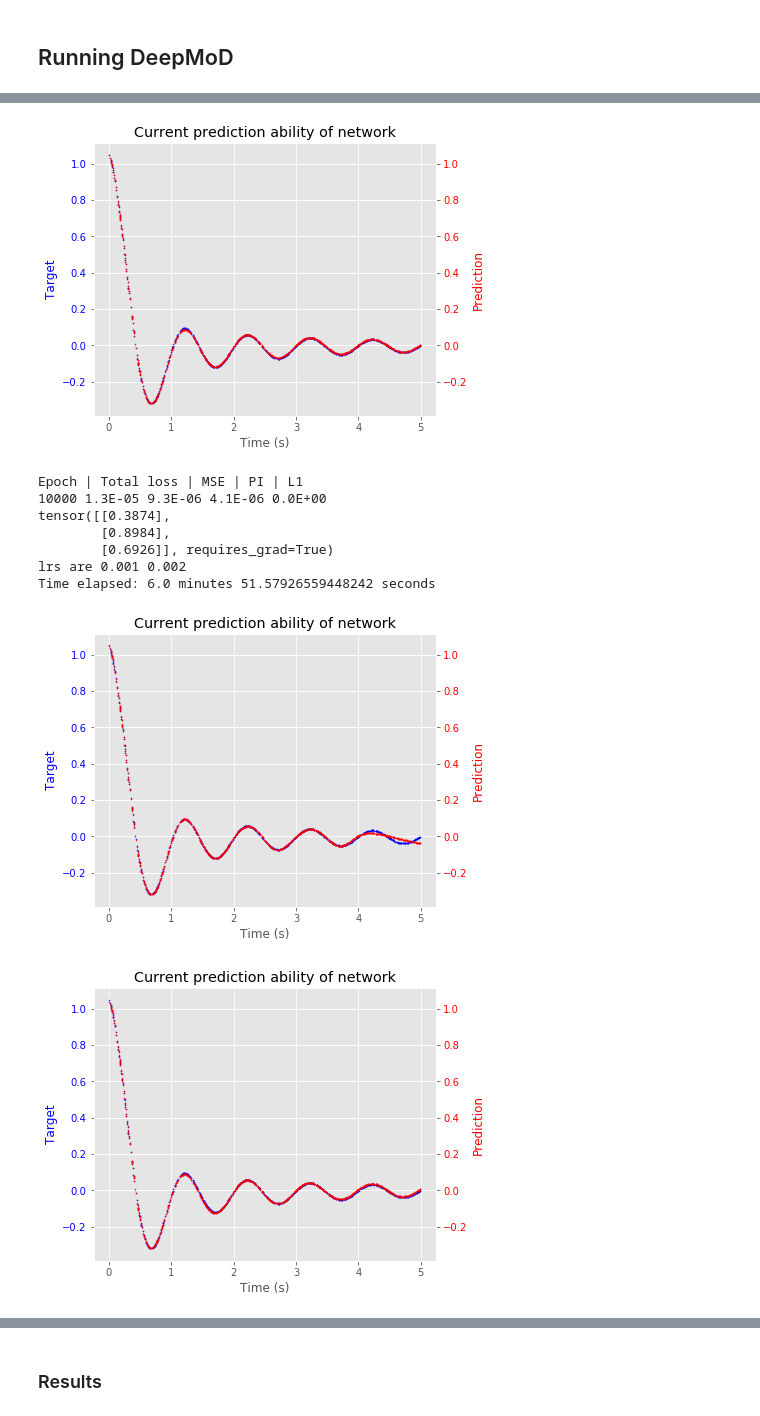
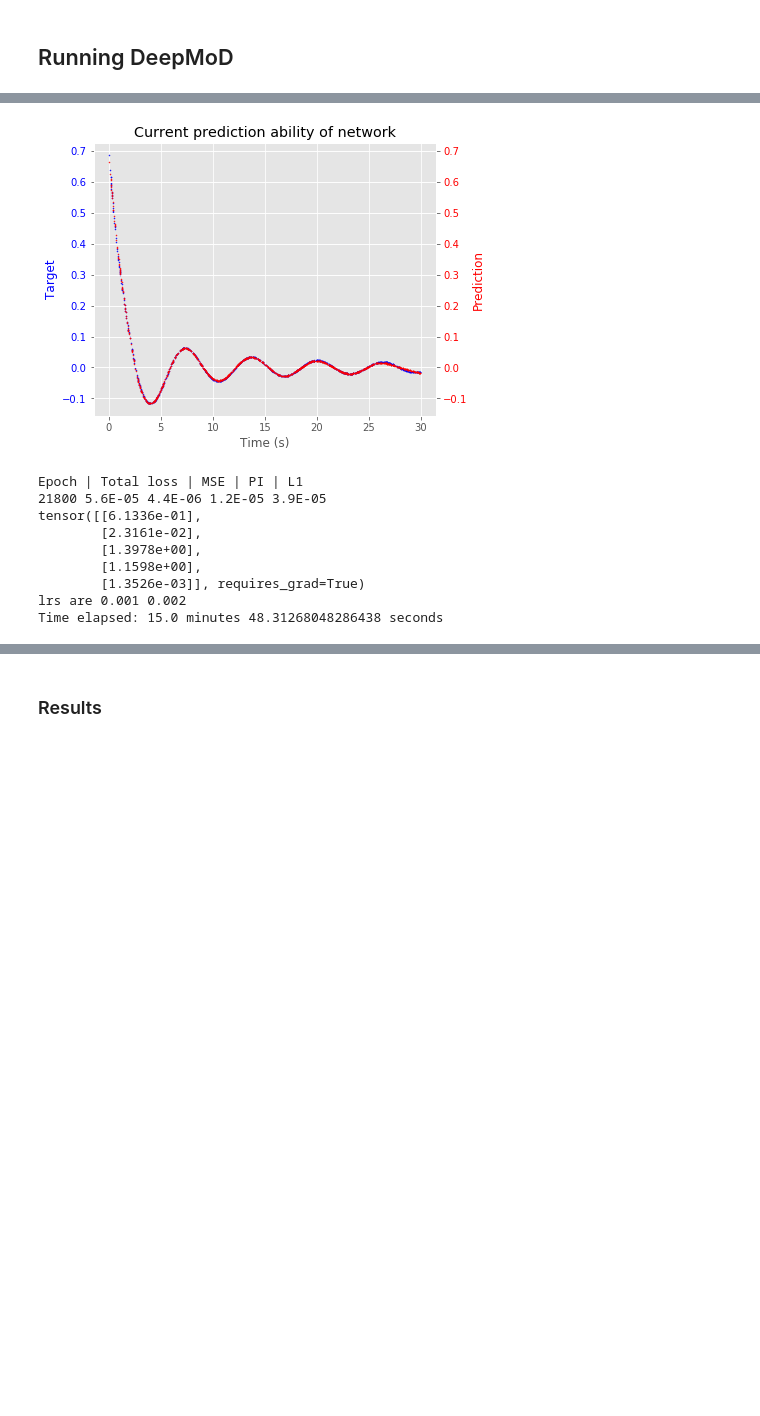
Before and after one commit to AlexB-B/DeePyMoD_torch_AlexVersion, a Jupyter notebook: notebooks/VE-DGValidation-DMTesting.ipynb, the cells around one changed output, grey strips where cells are left out. Saved outputs shown, nothing was run; the diff lists cells and outputs as text; code cells hidden in the pictures; blank space fills up the shorter version.

```diff
--- a/notebooks/VE-DGValidation-DMTesting.ipynb
+++ b/notebooks/VE-DGValidation-DMTesting.ipynb
@@ -127,11 +141,14 @@ target_array = scaled_target_array.reshape(-1, 1)
 # %%
+# add noise
 noise_level = 0
-noisy_target_array = target_array + noise_level * np.std(target_array) * np.random.standard_normal(target_array.shape)
+
+noisy_target_array = scaled_target_array + noise_level * np.std(scaled_target_array) * np.random.standard_normal(scaled_target_array.shape)
 # %%
+# sampling
 number_of_samples = 1000
 
 reordered_row_indices = np.random.permutation(time_array.size)
-reduced_time_array = time_array[reordered_row_indices, :][:number_of_samples]
+reduced_time_array = scaled_time_array[reordered_row_indices, :][:number_of_samples]
 reduced_target_array = noisy_target_array[reordered_row_indices, :][:number_of_samples]
 # %% [markdown]
 ## DeepMod prep
@@ -139,8 +156,8 @@ reduced_target_array = noisy_target_array[reordered_row_indices, :][:number_of_s
 time_tensor = torch.tensor(reduced_time_array, dtype=torch.float32, requires_grad=True)
 target_tensor = torch.tensor(reduced_target_array, dtype=torch.float32)
 # %%
-optim_config = {'lambda': 10**-5, 'max_iterations': 100001, 'mse_only_iterations': 20001, 'final_run_iterations': 10001}
+optim_config = {'lambda': 10**-5, 'lr_coeffs': 0.002, 'max_iterations': 100001, 'mse_only_iterations': 20001, 'final_run_iterations': 10001}
 # %%
 network_config = {'input_dim': 1, 'hidden_dim': 30, 'layers': 4, 'output_dim': 1}
 # %%
-lib_config = {'type': strain_input_library, 'diff_order': 2, 'coeff_sign': 'positive', 'input_type': input_type, 'input_expr': scaled_input_torch_lambda}
+library_config = {'type': strain_input_library, 'diff_order': 2, 'coeff_sign': 'positive', 'input_type': input_type, 'input_expr': scaled_input_torch_lambda}
@@ -170,13 +186,14 @@ post_scaled_coeff_guess
 # %%
-sparse_coeff_vector_list_list, scaled_coeff_vector_list_list, sparsity_mask_list_list, network = DeepMoD(time_tensor, target_tensor, network_config, lib_config, optim_config, plot=True)
+begin_timestamp = datetime.now()
+sparse_coeff_vector_list_list, scaled_coeff_vector_list_list, sparsity_mask_list_list, network = DeepMoD(time_tensor, target_tensor, network_config, library_config, optim_config, plot=True)
 # %% [output]
-[figure, old version]
+[figure, new version]
 Epoch | Total loss | MSE | PI | L1
-10000 1.3E-05 9.3E-06 4.1E-06 0.0E+00
-tensor([[0.3874],
-        [0.8984],
-        [0.6926]], requires_grad=True)
+21800 5.6E-05 4.4E-06 1.2E-05 3.9E-05
+tensor([[6.1336e-01],
+        [2.3161e-02],
+        [1.3978e+00],
+        [1.1598e+00],
+        [1.3526e-03]], requires_grad=True)
 lrs are 0.001 0.002
-Time elapsed: 6.0 minutes 51.57926559448242 seconds
+Time elapsed: 15.0 minutes 48.31268048286438 seconds
-[figure, removed]
-[figure, removed]
```
Also changed, not shown: parts of 48 cells of this notebook, 2 other files.
